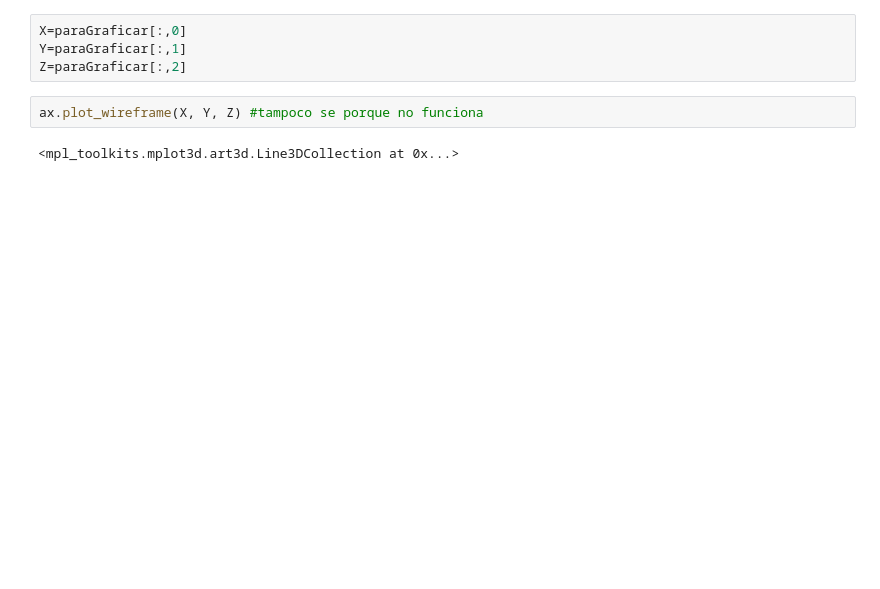
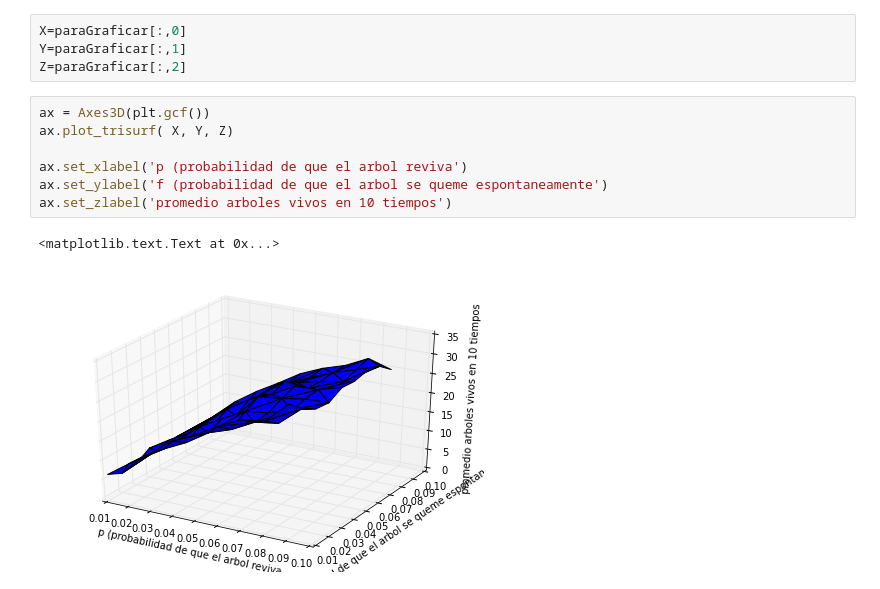
Before and after one commit to LoreMD/proyectoMateCompu, a Jupyter notebook: Correr100ArbolesDiferentes.ipynb, the cells around one changed output. Cells and saved outputs as stored; diff of their text form; blank space fills up the shorter version.

Commit message:
ya funciona la grafica

```diff
--- a/Correr100ArbolesDiferentes.ipynb
+++ b/Correr100ArbolesDiferentes.ipynb
@@ -48,7 +467,13 @@ ax = fig.add_subplot(111, projection='3d')
 X=paraGraficar[:,0]
 Y=paraGraficar[:,1]
 Z=paraGraficar[:,2]
-# %%
-ax.plot_wireframe(X, Y, Z) #tampoco se porque no funciona
-# %% [output]
-<mpl_toolkits.mplot3d.art3d.Line3DCollection at 0x...>
+# %%
+ax = Axes3D(plt.gcf())
+ax.plot_trisurf( X, Y, Z)
+
+ax.set_xlabel('p (probabilidad de que el arbol reviva')
+ax.set_ylabel('f (probabilidad de que el arbol se queme espontaneamente')
+ax.set_zlabel('promedio arboles vivos en 10 tiempos')
+# %% [output]
+<matplotlib.text.Text at 0x...>
+[figure, added]
```
Also changed, not shown: parts of 6 cells of this notebook.
